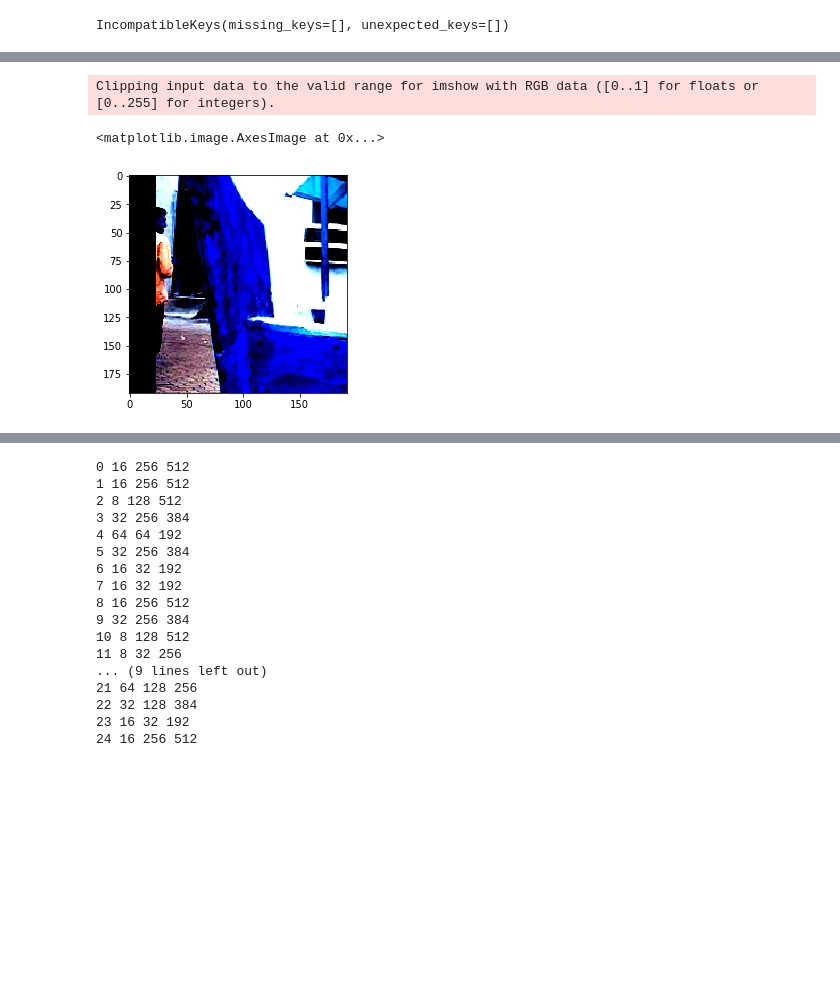
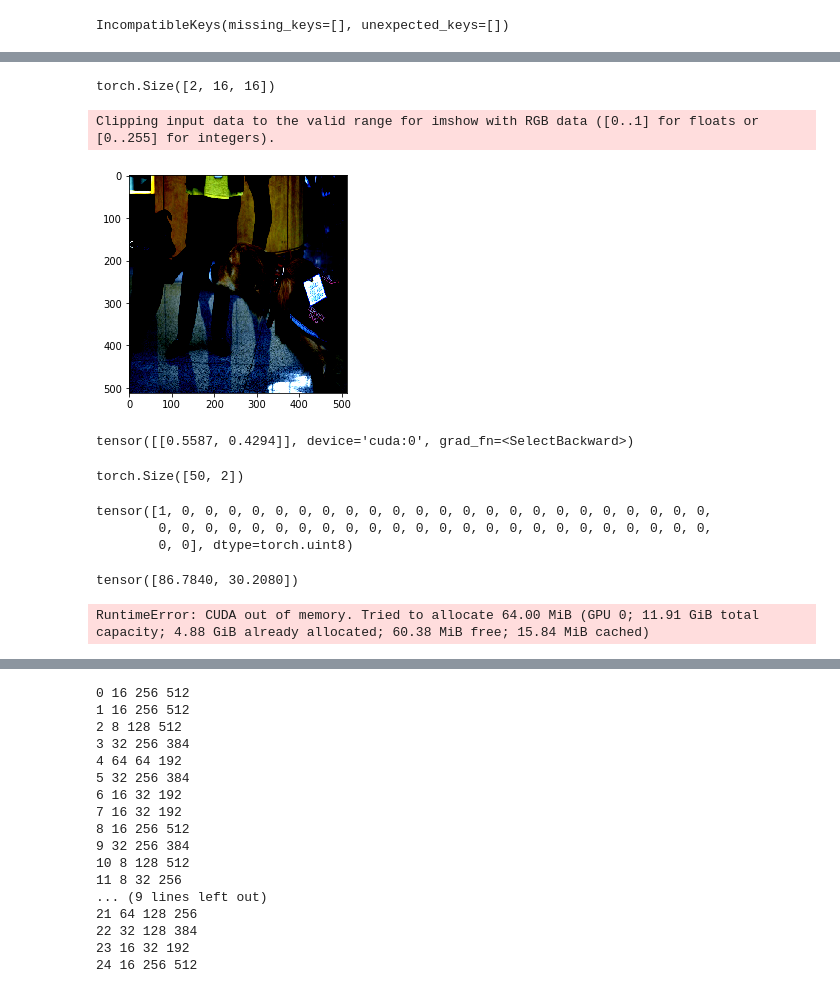
Before and after one commit to ImMrMa/PL_face_detection, a Jupyter notebook: src/obj_dect.ipynb, the cells around one changed output, grey strips where cells are left out. Saved outputs shown, nothing was run; the diff lists cells and outputs as text; code cells hidden in the pictures; blank space fills up the shorter version.

```diff
--- a/src/obj_dect.ipynb
+++ b/src/obj_dect.ipynb
@@ -270,9 +327,54 @@ hm=output[0]['hm']
+# %%
+wh=output['wh'][0]
+print(wh.shape)
+# %% [output]
+torch.Size([2, 16, 16])
+# %%
+from PIL import Image
+im = Image.open('../images/test8.jpg')
+model.eval()
+data=np.array(im)[:,:,:3]
+mean=np.array([0.485, 0.456, 0.406],dtype=np.float32).reshape(1, 1, 3)
+std=np.array([0.229, 0.224, 0.225],dtype=np.float32).reshape(1, 1, 3)
+data=data/255
+data=(data-mean)/std
+plt.imshow(data)
+plt.show()
+data=np.transpose(data,(2,0,1))
+data=torch.Tensor(data).unsqueeze(0)
+data=data.cuda(0)
+output=model(data)
+hm=output[0]['hm']
+# %% [output]
+Clipping input data to the valid range for imshow with RGB data ([0..1] for floats or [0..255] for integers).
+[figure, added]
+# %%
+output[0]['reg'][:,:,15,10]
+# %% [output]
+tensor([[0.5587, 0.4294]], device='cuda:0', grad_fn=<SelectBackward>)
+# %%
+label_wh=batch['wh'][0]
+print(label_wh.shape)
+# %% [output]
+torch.Size([50, 2])
+# %%
+label_mask=batch['reg_mask'][0]
+print(label_mask)
+# %% [output]
+tensor([1, 0, 0, 0, 0, 0, 0, 0, 0, 0, 0, 0, 0, 0, 0, 0, 0, 0, 0, 0, 0, 0, 0, 0,
+        0, 0, 0, 0, 0, 0, 0, 0, 0, 0, 0, 0, 0, 0, 0, 0, 0, 0, 0, 0, 0, 0, 0, 0,
+        0, 0], dtype=torch.uint8)
+# %%
+label_wh[0]
+# %% [output]
+tensor([86.7840, 30.2080])
 # %%
-plt.imshow(data.cpu()[0].permute(1,2,0)
+output=model(data[:2])
+hm=output[0]['hm']
+plt.imshow(data.cpu()[0].permute(1,2,0))
+plt.show()
 # %% [output]
-Clipping input data to the valid range for imshow with RGB data ([0..1] for floats or [0..255] for integers).
+RuntimeError: CUDA out of memory. Tried to allocate 64.00 MiB (GPU 0; 11.91 GiB total capacity; 4.88 GiB already allocated; 60.38 MiB free; 15.84 MiB cached)
-<matplotlib.image.AxesImage at 0x...>
-[figure, removed]
 # %%
 label_hm=batch['hm'][0]
 for i in range(20):
```
Also changed, not shown: parts of 9 cells of this notebook, 8 other files.
